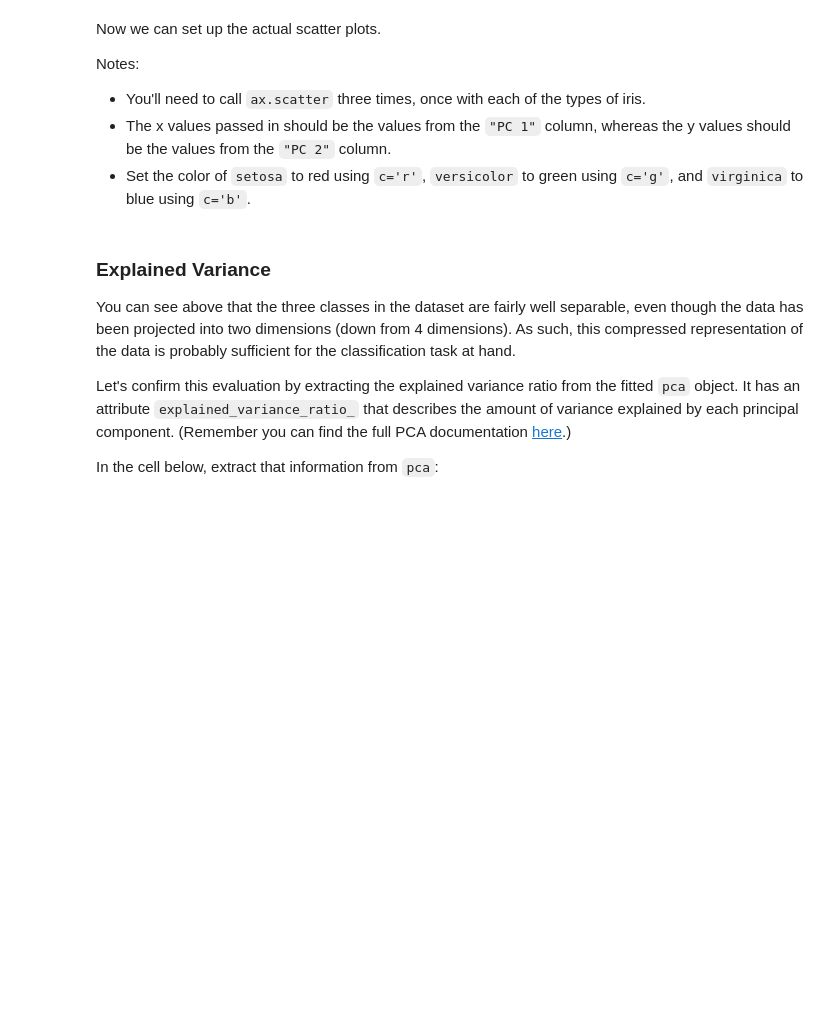
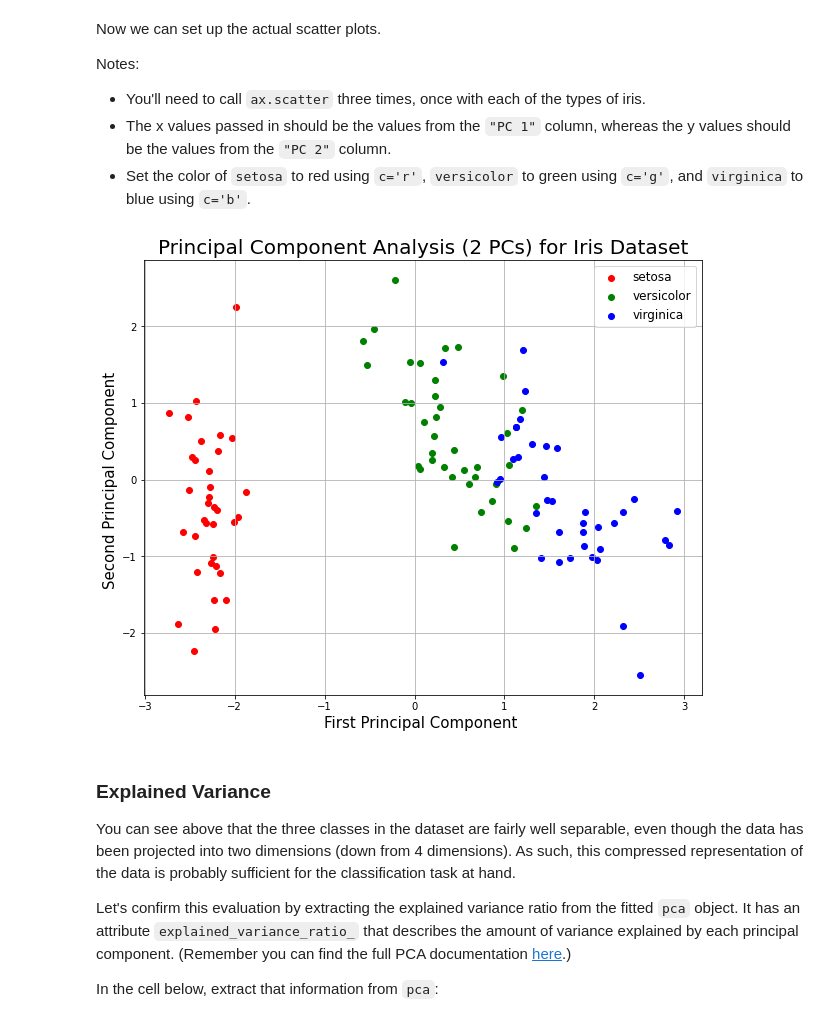
Before and after one commit to cristopher-d-delgado/dsc-dimensionality-reduction-lab, a Jupyter notebook: index.ipynb, the cells around one changed output. Saved outputs shown, nothing was run; the diff lists cells and outputs as text; code cells hidden in the pictures; blank space fills up the shorter version.

```diff
--- a/index.ipynb
+++ b/index.ipynb
@@ -174,8 +189,8 @@ In the cell below, instantiate a `LogisticRegression` model ([documentation here
 # Replace None with appropriate code
 
 # Import the relevant class
-None
+from sklearn.linear_model import LogisticRegression
 
 # Instantiate the model with random_state=42
-baseline_model = None
+baseline_model = LogisticRegression(random_state=42)
 baseline_model
@@ -188,10 +205,10 @@ import time
 start = time.time()
 
 # Fit the model on the training data
-None
+baseline_model.fit(X_train, y_train)
 
 # Score the model on the test data
-baseline_model_score = None
+baseline_model_score = baseline_model.score(X_test, y_test)
 
 end = time.time()
 baseline_time_taken = end - start
@@ -217,18 +239,18 @@ We'll set `n_components` to `2`, meaning that we will only keep the first two pr
 # Replace None with appropriate code
 
 # Import the relevant class
-None
+from  sklearn.decomposition import PCA
 
 # Instantiate the PCA transformer with n_components=2
-pca = None
+pca = PCA(n_components=2)
 
 # Fit the transformer on X_train
-None
+pca.fit(X_train)
 
 # Transform X_train and X_test. This time, create new
 # variables for the transformed data
-X_train_pca = None
-X_test_pca = None
+X_train_pca = pca.transform(X_train)
+X_test_pca = pca.transform(X_test)
 # %% [markdown]
 Now, our PCA-transformed X values should have the same number of rows as before, but a different number of columns:
 # %%
@@ -260,13 +310,13 @@ train_combined_pca
 # Replace None with appropriate code
 
 # Rows of train_combined_pca where target is 0
-setosa = None
+setosa = train_combined_pca.loc[train_combined_pca['target'] == 0]
 
 # Rows of train_combined_pca where target is 1
-versicolor = None
+versicolor = train_combined_pca.loc[train_combined_pca['target'] == 1]
 
 # Rows of train_combined_pca where target is 2
-virginica = None
+virginica = train_combined_pca.loc[train_combined_pca['target'] == 2]
 # %% [markdown]
 The code below checks that the dataframes have the correct length:
 # %%
@@ -288,24 +338,26 @@ Notes:
 # %%
 # Replace None with appropriate code
 
 # Set up figure and axes
 fig, ax = plt.subplots(figsize=(10, 8))
 ax.grid()
 
 # Scatter plot of setosa (red)
-None
+ax.scatter(x=setosa['PC 1'], y=setosa['PC 2'], c='r')
 
 # Scatter plot of versicolor (green)
-None
+ax.scatter(x=versicolor['PC 1'], y=versicolor['PC 2'] , c='g')
 
 # Scatter plot of virginica (blue)
-None
+ax.scatter(x=virginica['PC 1'], y=virginica['PC 2'], c='b')
 
 # Customize labels
 ax.set_xlabel('First Principal Component ', fontsize = 15)
 ax.set_ylabel('Second Principal Component ', fontsize = 15)
 ax.set_title('Principal Component Analysis (2 PCs) for Iris Dataset', fontsize = 20)
 ax.legend(iris.target_names, fontsize="large");
+# %% [output]
+[figure, added]
 # %% [markdown]
 ### Explained Variance
 
```
Also changed, not shown: parts of 12 cells of this notebook.
